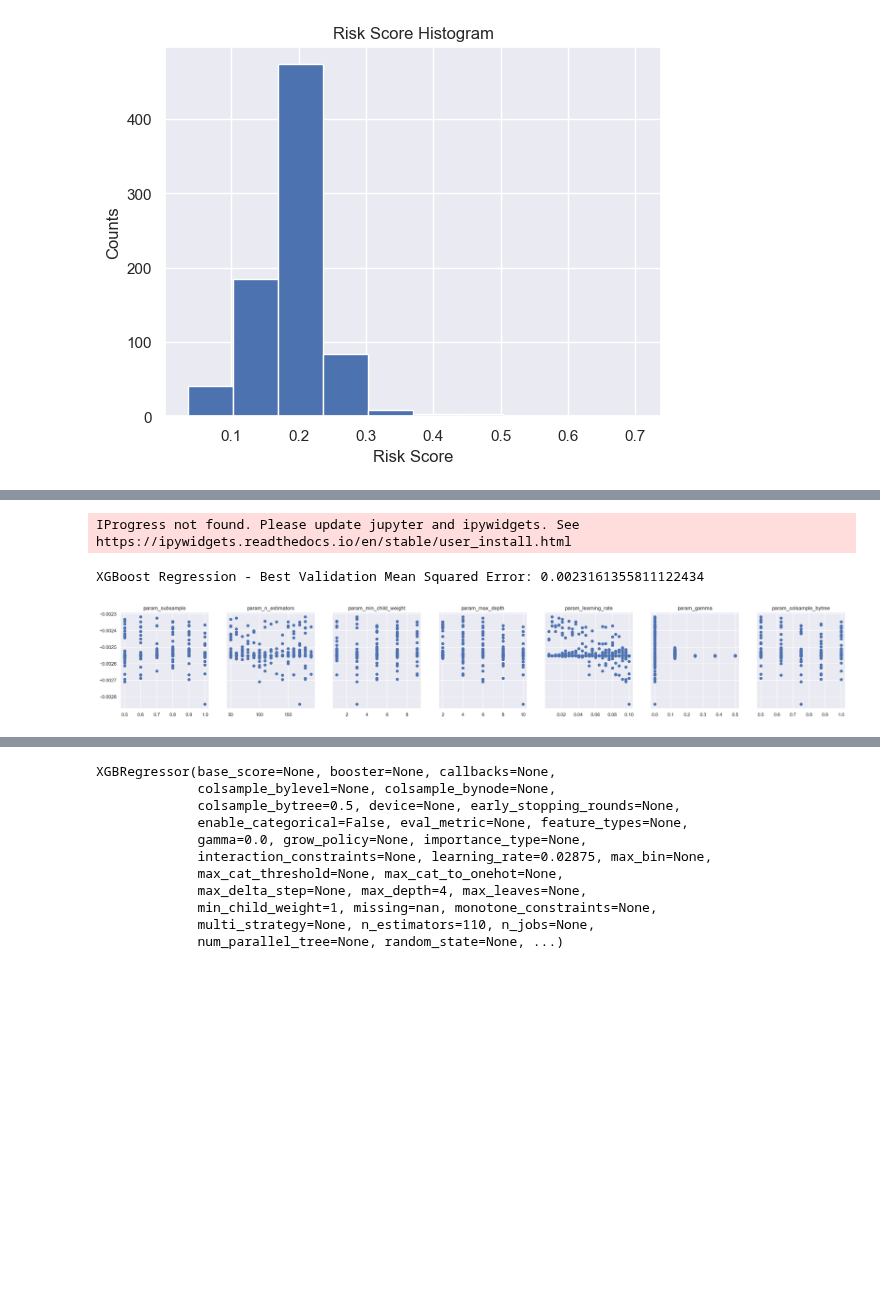
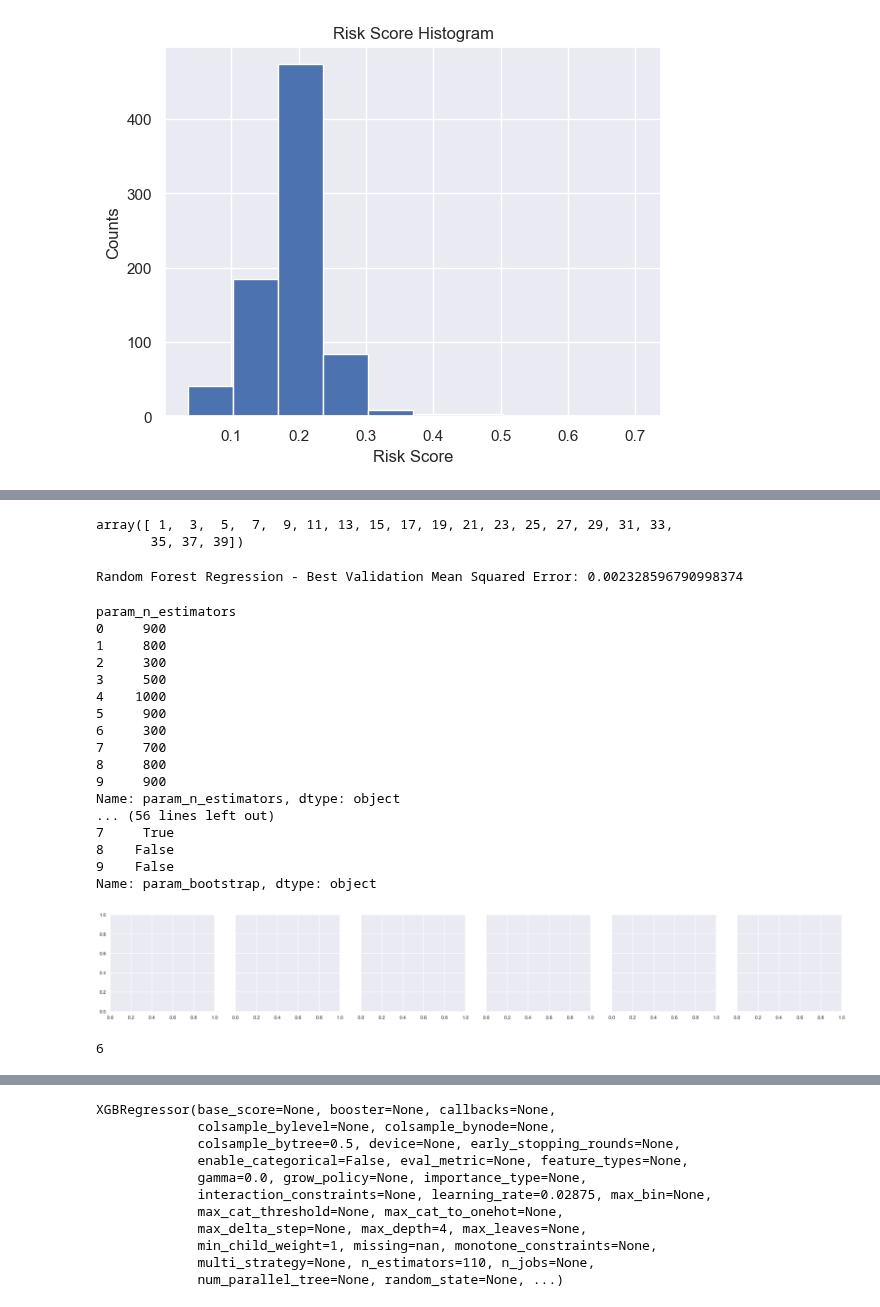
Before and after one commit to evanyfyip/vm-spinal-risk, a Jupyter notebook: vm-spinal-risk/notebooks/step2_ml_pipeline.ipynb, the cells around one changed output, grey strips where cells are left out. Drawn from its saved outputs; the diff is of its cells as text; code cells hidden in the pictures; blank space fills up the shorter version.

```diff
--- a/vm-spinal-risk/notebooks/step2_ml_pipeline.ipynb
+++ b/vm-spinal-risk/notebooks/step2_ml_pipeline.ipynb
@@ -96,0 +97,5 @@ plt.show()
+# %%
+np.arange(1, 40, 2)
+# %% [output]
+array([ 1,  3,  5,  7,  9, 11, 13, 15, 17, 19, 21, 23, 25, 27, 29, 31, 33,
+       35, 37, 39])
@@ -107,21 +132,28 @@ from sklearn.tree import DecisionTreeRegressor
 import shap
 import numpy as np
 
+
+
+
 # Define models
 models = {
-    # 'Random Forest Regression': RandomForestRegressor(),
-    'XGBoost Regression': XGBRegressor(),
+    'Random Forest Regression': RandomForestRegressor(),
+    # 'XGBoost Regression': XGBRegressor(),
     # 'Decision Tree Regression': DecisionTreeRegressor(),
     # 'Gradient Boosting Regression': GradientBoostingRegressor(),
-    # 'SVM Regression': SVR()
+    # 'SVM Regression': SVR(),
+    # 'Neural Network Regression': nn_model
 }
 
 # Define parameter grids for hyperparameter tuning
 param_grids = {
     'Random Forest Regression': {
-        'n_estimators': [100, 200, 300],
-        'max_depth': [None, 10, 20],
-        'min_samples_split': [2, 5, 10]
+        'n_estimators': np.arange(100, 1100, 100),
+        'max_depth': [None] + list(np.arange(10, 110, 10)),
+        'min_samples_split': np.arange(2, 11),
+        'min_samples_leaf': np.arange(1, 11),
+        'max_features': ['sqrt', 'log2'] + list(np.arange(0.1, 1.0, 0.1)),
+        'bootstrap': [True, False],
     },
     'XGBoost Regression': {
         'n_estimators': np.arange(50, 200, 10),
@@ -141,6 +173,13 @@ param_grids = {
         'C': [0.1, 1, 10],
         'gamma': ['scale', 'auto'],
         'kernel': ['linear', 'rbf']
+    },
+    'Neural Network Regression': {
+        'build_fn__layers': [[64, 32], [128, 64, 32]],  # Example layer configurations
+        'build_fn__activation': ['relu', 'tanh'],
+        'build_fn__optimizer': ['adam', 'rmsprop'],
+        'epochs': [50, 100],
+        'batch_size': [10, 20]
     }
 }
 SEARCH_METHOD = 'random'
@@ -155,22 +194,19 @@ for model_name, model in models.items():
             # Perform hyperparameter tuning
             grid_search = GridSearchCV(model, param_grids[model_name], cv=6, scoring='neg_mean_squared_error')
             pipeline = Pipeline([
-                # ('scaler', StandardScaler()),
                 ('poly', PolynomialFeatures(degree=degree)),
                 ('grid_search', grid_search)
             ])
         else:
             # Perform hyperparameter tuning using RandomizedSearchCV
-            randomized_search = RandomizedSearchCV(model, param_grids[model_name], n_iter=200, cv=10, scoring='neg_mean_squared_error', random_state=42)
+            randomized_search = RandomizedSearchCV(model, param_grids[model_name], n_iter=10, cv=10, scoring='neg_mean_squared_error', random_state=42)
             pipeline = Pipeline([
-                # ('scaler', StandardScaler()),
                 ('poly', PolynomialFeatures(degree=degree)),
                 ('randomized_search', randomized_search)
             ])
     else:
         # No hyperparameter tuning for models without param grids
         pipeline = Pipeline([
-            ('scaler', StandardScaler()),
             ('model', model)
         ])
 
@@ -193,22 +229,47 @@ for model_name, model in models.items():
     train_predictions[model_name] = y_train_pred
     best_models[model_name] = pipeline
 # %% [output]
-IProgress not found. Please update jupyter and ipywidgets. See https://ipywidgets.readthedocs.io/en/stable/user_install.html
+Random Forest Regression - Best Validation Mean Squared Error: 0.002328596790998374
-XGBoost Regression - Best Validation Mean Squared Error: 0.0023161355811122434
 # %%
 rsearch_df = pd.DataFrame(randomized_search.cv_results_)
 # %%
-trial = 4
+trial = 1
 param_df = rsearch_df.filter(regex='param_')
 num_params = param_df.shape[1]
 
 fig, axes = plt.subplots(1, num_params, figsize=(30, 4), sharey=True)
 for i, ax in enumerate(axes):
+    print(param_df.columns[i])
+    try:
+        param_vals = param_df.iloc[:, i].astype(float)
+    :
+
     ax.scatter(param_df.iloc[:, i], rsearch_df['mean_test_score'])
-    ax.set_title(f'{param_df.columns[i]}')
+    # ax.set_title(f'{param_df.columns[i]}')
 
-fig.savefig(f'../figures/hp_tuning/xgboost_hp_correlations{trial}.png')
+# fig.savefig(f'../figures/hp_tuning/randomforest_hp_correlations{trial}.png')
 # %% [output]
+param_n_estimators
+0     900
+1     800
+2     300
+3     500
+4    1000
+5     900
+6     300
+7     700
+8     800
+9     900
+Name: param_n_estimators, dtype: object
+... (56 lines left out)
+7     True
+8    False
+9    False
+Name: param_bootstrap, dtype: object
-[figure, old version]
+[figure, new version]
+# %%
+num_params
+# %% [output]
+6
 # %%
 # rsearch_df.sort_values(by='rank_test_score')
```
Also changed, not shown: parts of 5 cells of this notebook, 2 other files.
